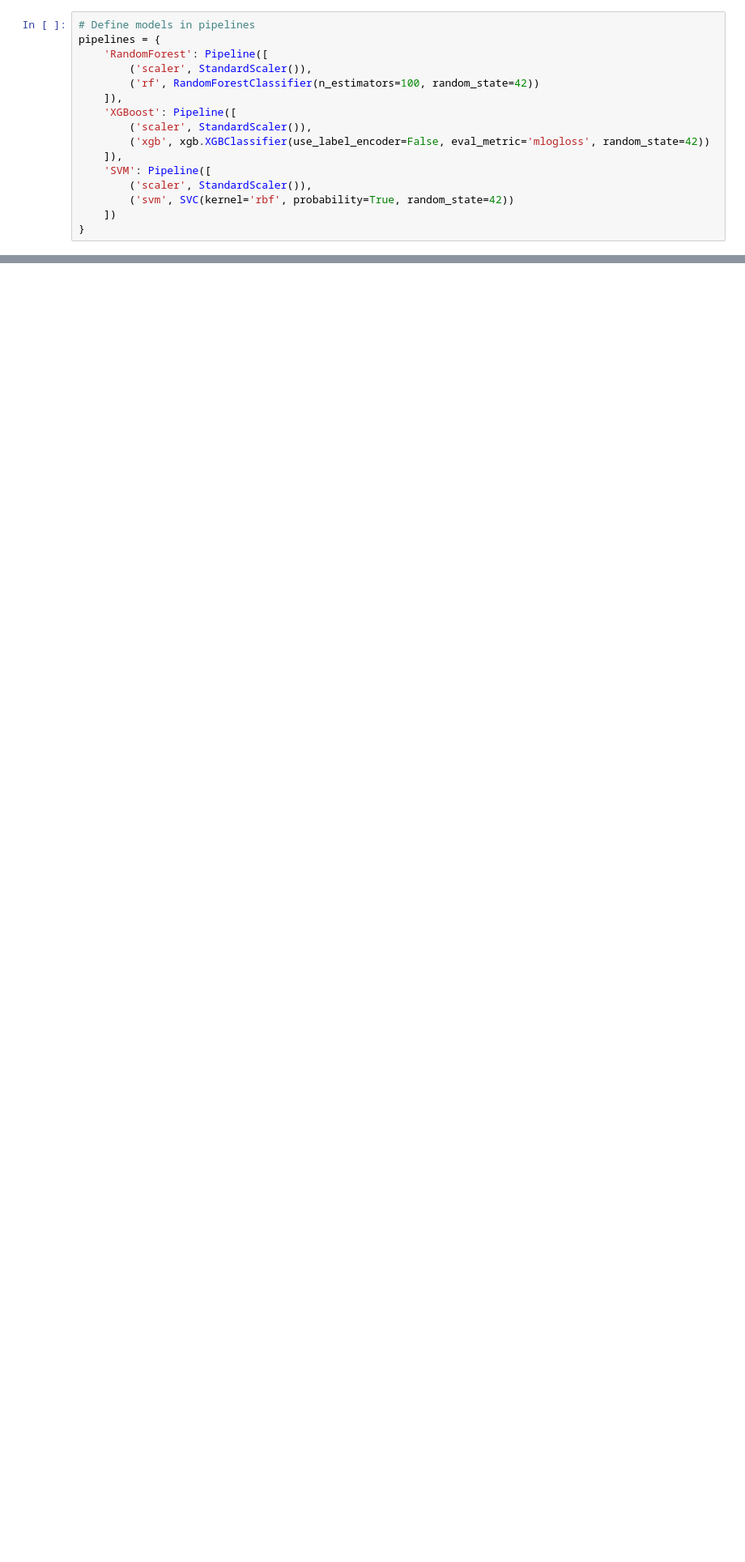
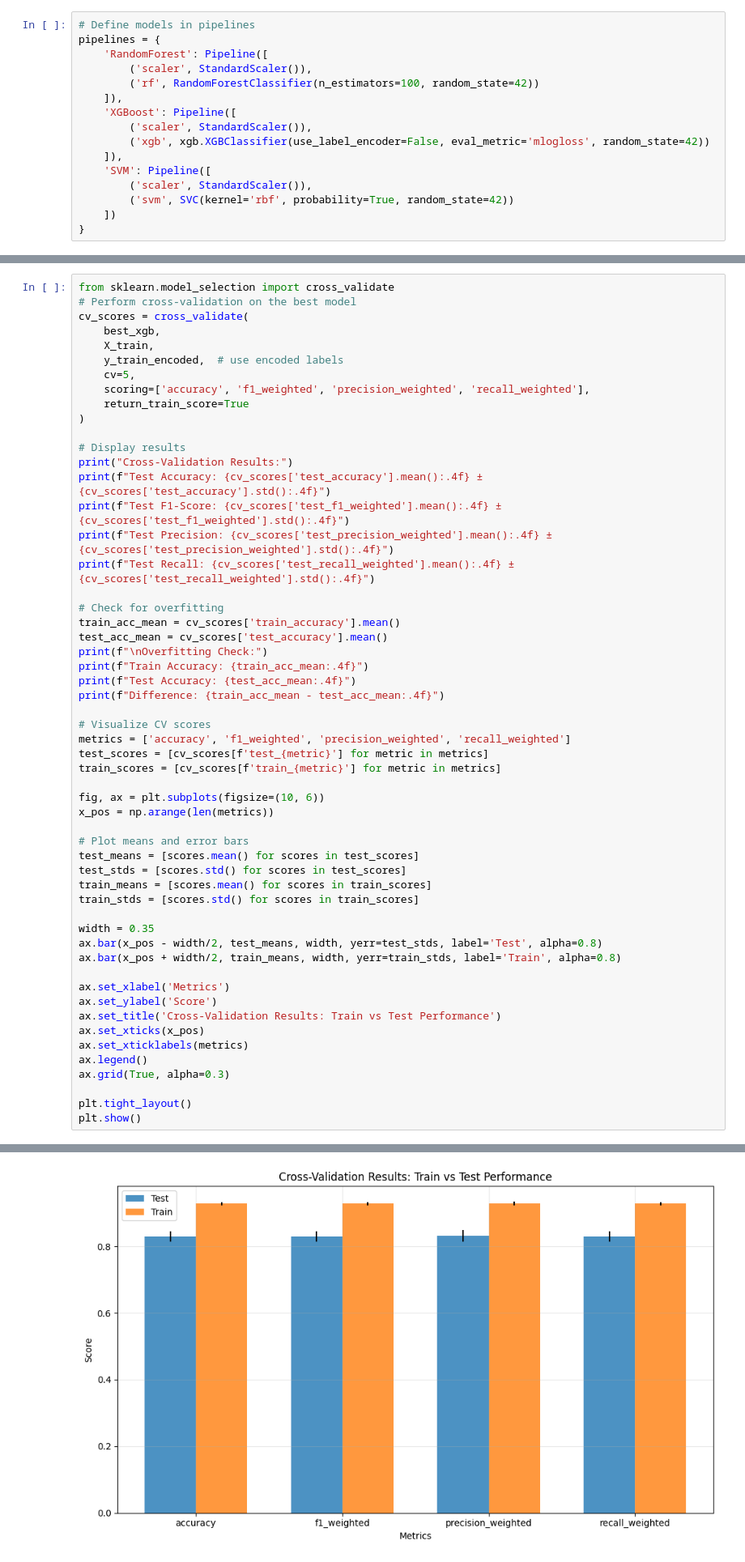
Before and after one commit to Joy-Dorcas/MATERNAL-HEALTH-RISK, a Jupyter notebook: code.ipynb, the cells around one changed output, grey strips where cells are left out. Shown at 81% size. Cells and saved outputs as stored; diff of their text form; blank space fills up the shorter version.

```diff
--- a/code.ipynb
+++ b/code.ipynb
@@ -258,0 +317,56 @@ plt.show()
+# %%
+from sklearn.model_selection import cross_validate
+# Perform cross-validation on the best model
+cv_scores = cross_validate(
+    best_xgb,
+    X_train,
+    y_train_encoded,  # use encoded labels
+    cv=5,
+    scoring=['accuracy', 'f1_weighted', 'precision_weighted', 'recall_weighted'],
+    return_train_score=True
+)
+
+# Display results
+print("Cross-Validation Results:")
+print(f"Test Accuracy: {cv_scores['test_accuracy'].mean():.4f} ± {cv_scores['test_accuracy'].std():.4f}")
+print(f"Test F1-Score: {cv_scores['test_f1_weighted'].mean():.4f} ± {cv_scores['test_f1_weighted'].std():.4f}")
+print(f"Test Precision: {cv_scores['test_precision_weighted'].mean():.4f} ± {cv_scores['test_precision_weighted'].std():.4f}")
+print(f"Test Recall: {cv_scores['test_recall_weighted'].mean():.4f} ± {cv_scores['test_recall_weighted'].std():.4f}")
+
+# Check for overfitting
+train_acc_mean = cv_scores['train_accuracy'].mean()
+test_acc_mean = cv_scores['test_accuracy'].mean()
+print(f"\nOverfitting Check:")
+print(f"Train Accuracy: {train_acc_mean:.4f}")
+print(f"Test Accuracy: {test_acc_mean:.4f}")
+print(f"Difference: {train_acc_mean - test_acc_mean:.4f}")
+
+# Visualize CV scores
+metrics = ['accuracy', 'f1_weighted', 'precision_weighted', 'recall_weighted']
+test_scores = [cv_scores[f'test_{metric}'] for metric in metrics]
+train_scores = [cv_scores[f'train_{metric}'] for metric in metrics]
+
+fig, ax = plt.subplots(figsize=(10, 6))
+x_pos = np.arange(len(metrics))
+
+# Plot means and error bars
+test_means = [scores.mean() for scores in test_scores]
+test_stds = [scores.std() for scores in test_scores]
+train_means = [scores.mean() for scores in train_scores]
+train_stds = [scores.std() for scores in train_scores]
+
+width = 0.35
+ax.bar(x_pos - width/2, test_means, width, yerr=test_stds, label='Test', alpha=0.8)
+ax.bar(x_pos + width/2, train_means, width, yerr=train_stds, label='Train', alpha=0.8)
+
+ax.set_xlabel('Metrics')
+ax.set_ylabel('Score')
+ax.set_title('Cross-Validation Results: Train vs Test Performance')
+ax.set_xticks(x_pos)
+ax.set_xticklabels(metrics)
+ax.legend()
+ax.grid(True, alpha=0.3)
+
+plt.tight_layout()
+plt.show()
+# %% [output]
@@ -258,0 +398 @@ plt.show()
+[figure, added]
```
Also changed, not shown: parts of 9 cells of this notebook.
